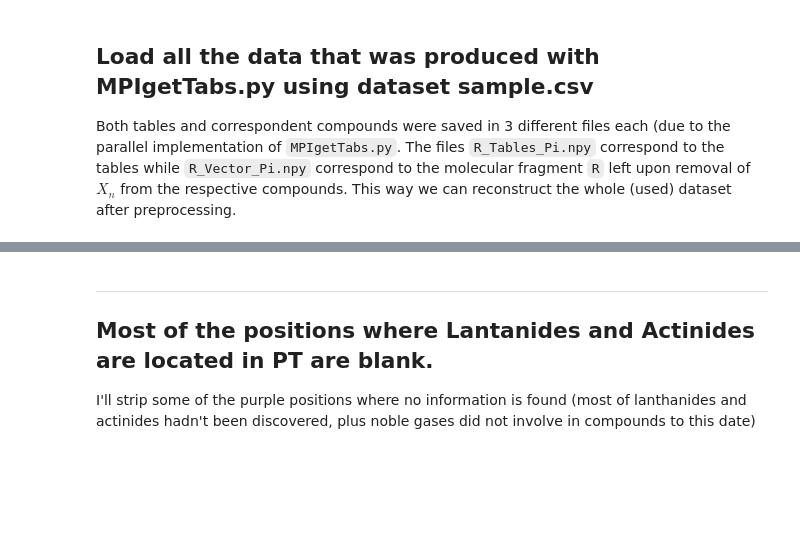
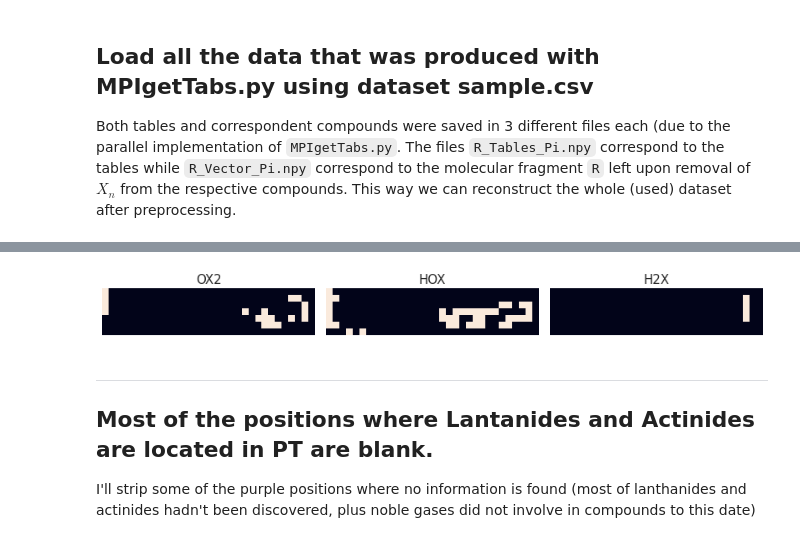
Before and after one commit to doncamilom/1868_SubstancesStudy, a Jupyter notebook: Notebooks/Analysis.ipynb, the cells around one changed output, grey strips where cells are left out. Saved outputs shown, nothing was run; the diff lists cells and outputs as text; code cells hidden in the pictures; blank space fills up the shorter version.

```diff
--- a/Notebooks/Analysis.ipynb
+++ b/Notebooks/Analysis.ipynb
@@ -75,3 +100,20 @@ plt.tight_layout()
+# %%
+subsID = 17
+idx = np.nonzero((ID==subsID).sum(axis=(1,2)))[0]
+
+new_t = (ID[idx]>1)*1
+new_r = r[idx]
+
+N = 1
+fig = plt.figure(figsize=(15,5))
+for i in range(3*N):
+    ax = fig.add_subplot(N,4,i+1)
+    ax.set_title(getFormula(new_r[i],elemList),fontsize=15)
+    ax.imshow(new_t[i])
+    ax.axis('off')
+plt.tight_layout()
+# %% [output]
+[figure, added]
 # %% [markdown]
 ---
 ## Most of the positions where Lantanides and Actinides are located in PT are blank.
```
Also changed, not shown: parts of 8 cells of this notebook, 28 other files.
